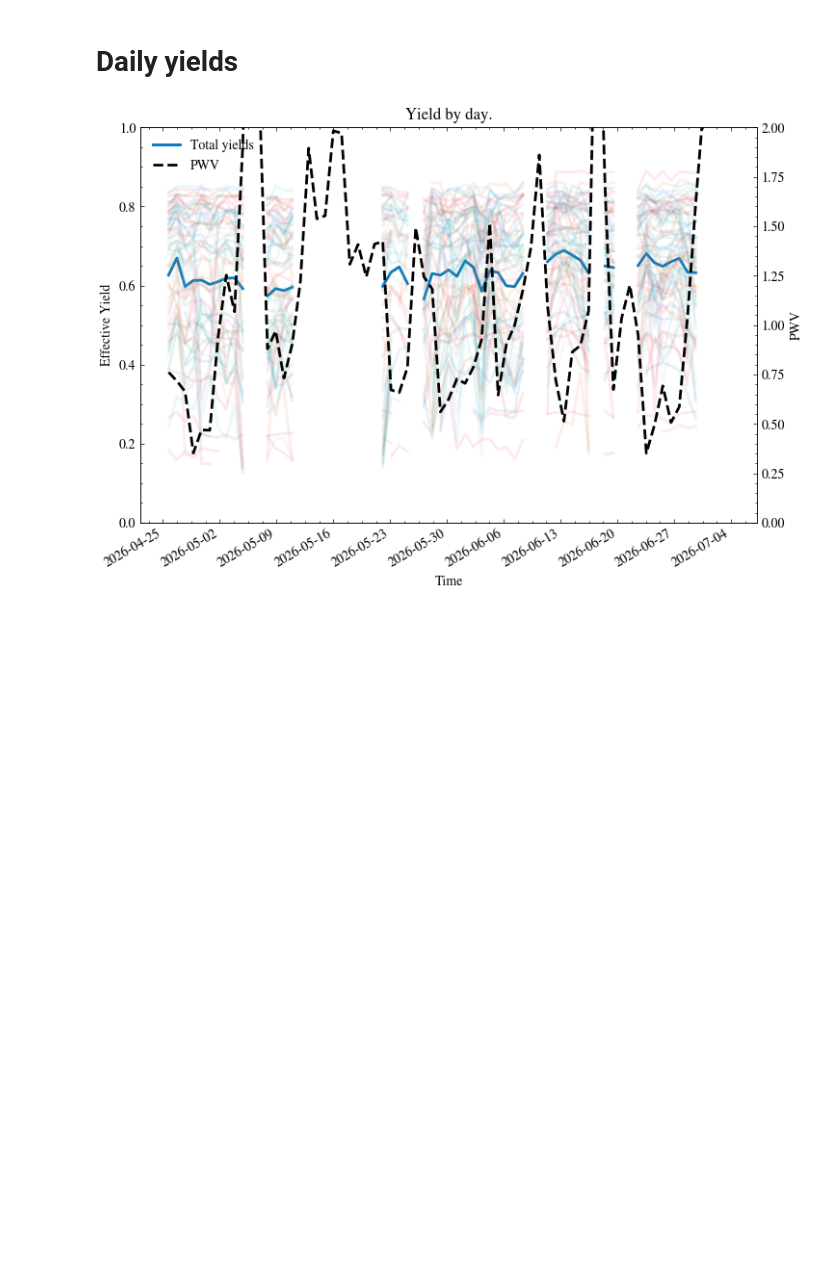
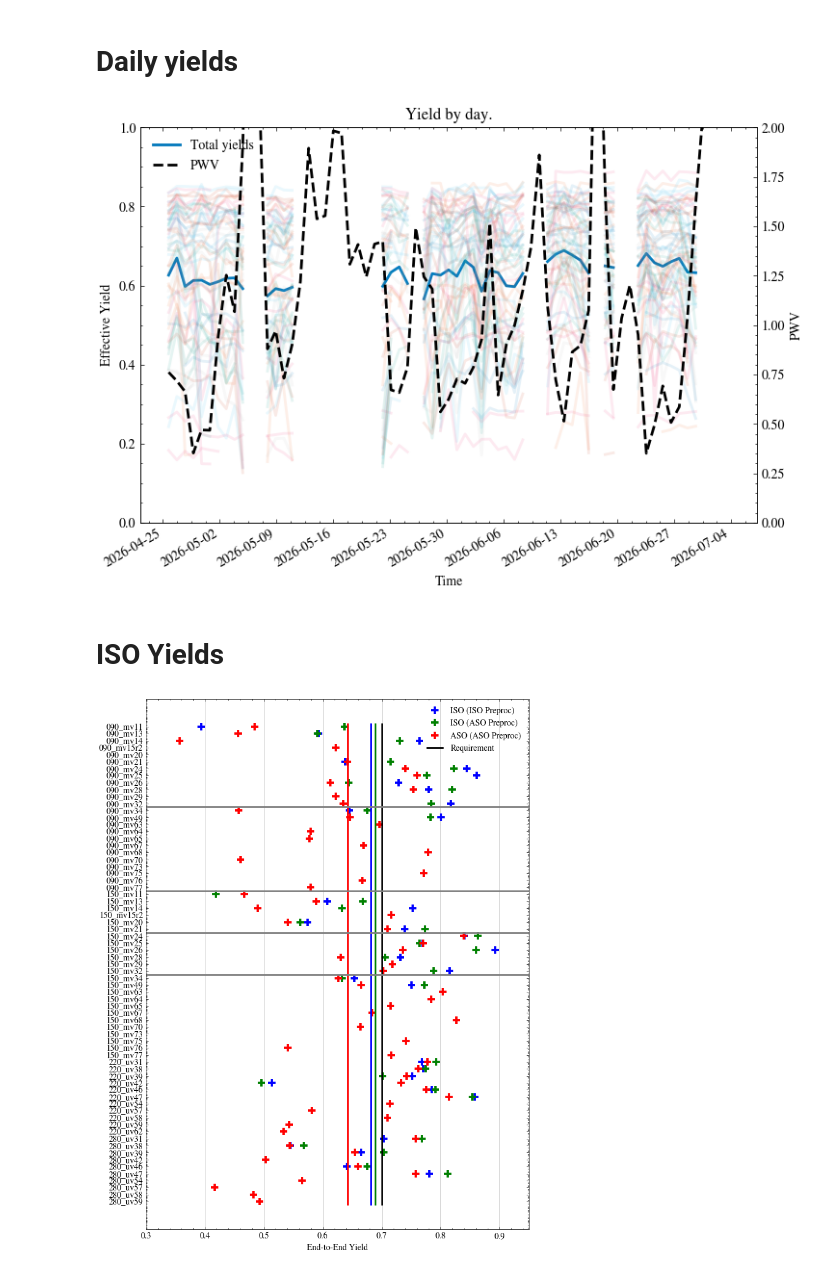
Before and after one commit to Sulla2012/LAT_Loading, a Jupyter notebook: latcom/notebooks/yields.ipynb, the cells around one changed output. Drawn from its saved outputs; the diff is of its cells as text; code cells hidden in the pictures; blank space fills up the shorter version.

```diff
--- a/latcom/notebooks/yields.ipynb
+++ b/latcom/notebooks/yields.ipynb
@@ -220,3 +201,16 @@ plt.savefig(output_dir / f"daily_yields.png", dpi=600)
 plt.show()
 # %% [output]
 [figure]
+# %% [markdown]
+# ISO Yields
+# %%
+with open("../../nets/nets_12052025.pk", "rb") as f:
+    iso_dict = pk.load(f)
+
+with open("../../nets/nets_07162026.pk", "rb") as f:
+    aso_dict = pk.load(f)
+
+c_base = "C0"
+c_goal = "C3"
+iso_df = parse_dict(net_dict=iso_dict)
+aso_df = parse_dict(net_dict=aso_dict)
@@ -222,0 +253,39 @@ plt.show()
+# %%
+plt.style.use("apj-fullwidth")
+
+# Initialize the figure with a logarithmic x axis
+f, ax = plt.subplots(figsize=(7, 9))
+
+
+sns.pointplot(data=means_df_iso, x="iso_yields", y="labels", label="ISO (ISO Preproc)", marker="+", linestyle="none", color="blue",)
+sns.pointplot(data=means_df_iso, x="aso_proc_yields", y="labels", label="ISO (ASO Preproc)", marker="+", linestyle="none", color="green",)
+sns.pointplot(data=means_df_iso, x="aso_yields", y="labels", label="ASO (ASO Preproc)", marker="+", linestyle="none", color="red",)
+
+
+plt.xlim(0.3, 0.95)
+
+ymax, ymin = ax.get_ylim()
+xmax, xmin = ax.get_xlim()
+
+plt.vlines(0.7, ymin=ymin, ymax=ymax, label="Requirement", color="black")
+plt.vlines(np.nanmean(means_df_iso.iso_yields.to_numpy()), ymin=ymin, ymax=ymax, color="blue")
+plt.vlines(np.nanmean(means_df_iso.aso_proc_yields.to_numpy()), ymin=ymin, ymax=ymax, color="green")
+plt.vlines(np.nanmean(means_df_iso.aso_yields.to_numpy()), ymin=ymin, ymax=ymax, color="red")
+
+
+pos_090 = (len([label for label in set(df_yield.labels.to_numpy()) if "090" in label]) - 0.5)
+pos_150 = pos_090 + len([label for label in set(df_yield.labels.to_numpy()) if "150" in label])
+pos_220 = pos_150 + len([label for label in set(df_yield.labels.to_numpy()) if "220" in label])
+pos_280 = pos_220 + len([label for label in set(df_yield.labels.to_numpy()) if "280" in label])
+
+plt.hlines([pos_090, pos_150, pos_220, pos_280], xmin=xmin, xmax=xmax, color="0.5")
+
+plt.legend()
+
+ax.xaxis.grid(True)
+ax.set(xlabel="End-to-End Yield", ylabel="")
+
+plt.savefig("../../plts/iso_yield.png", dpi=600, bbox_inches="tight")
+plt.savefig("../../plts/iso_yield.pdf", dpi=600, bbox_inches="tight")
+# %% [output]
+[figure, added]
```
Also changed, not shown: parts of 9 cells of this notebook, 7 other files.
